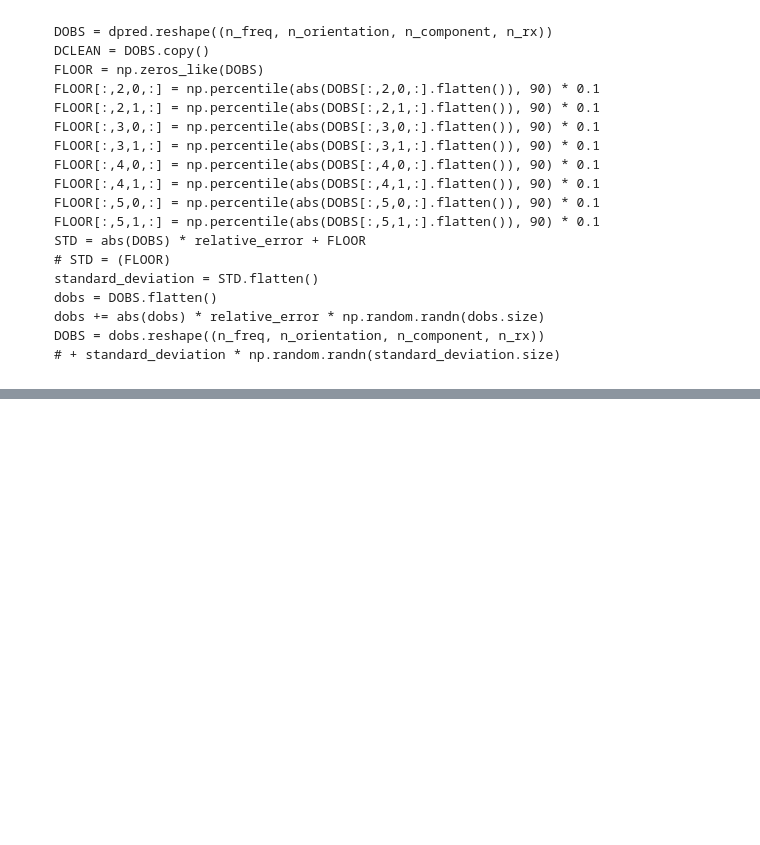
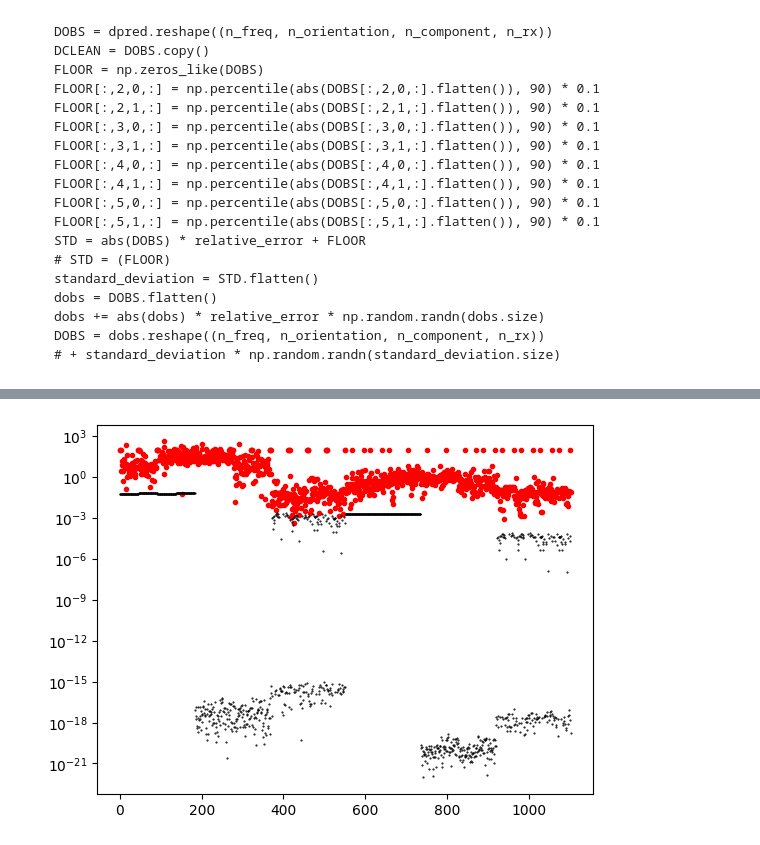
Before and after one commit to simpeg-research/earthscope-mt-course, a Jupyter notebook: notebooks/simpeg/9_3d_inversion_yellowstone.ipynb, the cells around one changed output, grey strips where cells are left out. Saved outputs shown, nothing was run; the diff lists cells and outputs as text; code cells hidden in the pictures; blank space fills up the shorter version.

```diff
--- a/notebooks/simpeg/9_3d_inversion_yellowstone.ipynb
+++ b/notebooks/simpeg/9_3d_inversion_yellowstone.ipynb
@@ -333,3 +377,11 @@ dpred = simulation.dpred(m_true)
+# %%
+# data_object.standard_deviation = stdnew.flatten()  # sim.survey.std
+plt.semilogy(abs(data_object.dobs), '.r')
+plt.semilogy(abs(dpred), 'k.', ms=1)
+# plt.semilogy(abs(data_object.standard_deviation), 'b.', ms=1)
+plt.show()
+# %% [output]
+[figure, added]
 # %%
 %%time
 
```
Also changed, not shown: parts of 33 cells of this notebook, 1 other file.
